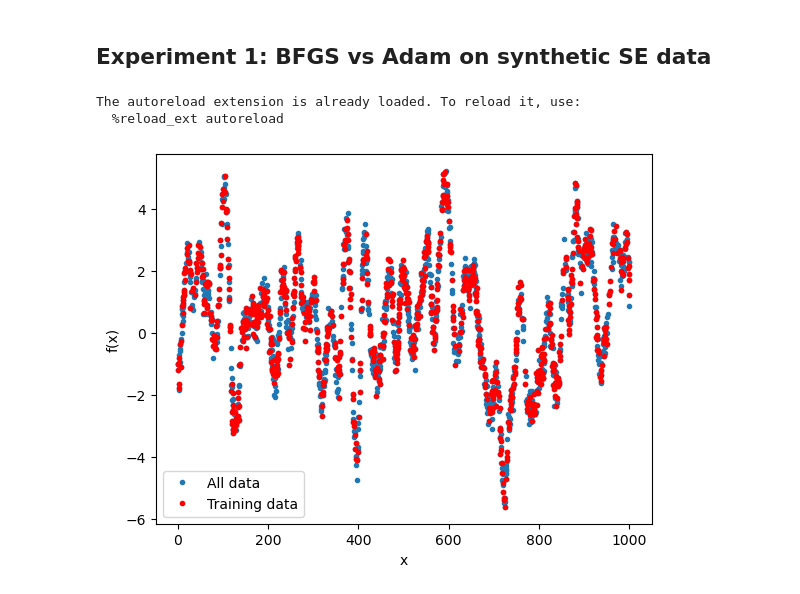
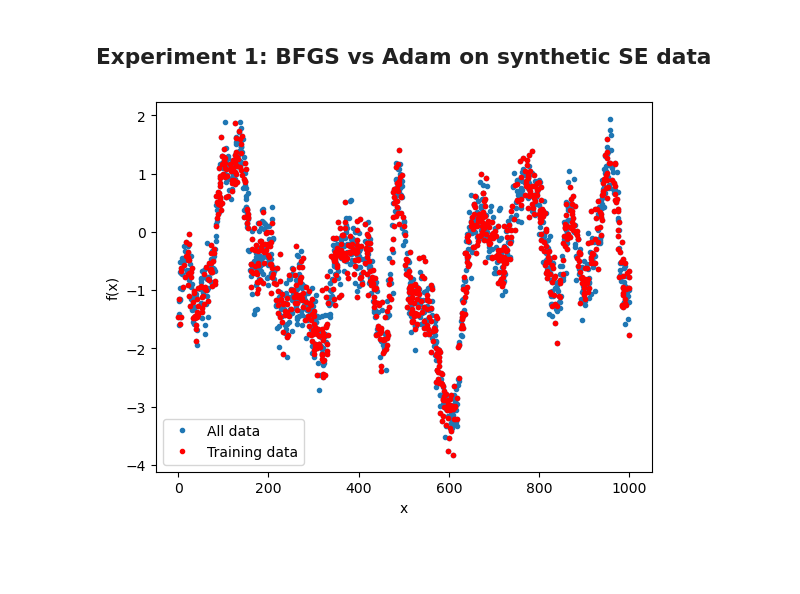
Before and after one commit to felipe-tobar/projected-likelihood, a Jupyter notebook: Experiment 1.ipynb, the cells around one changed output. Saved outputs shown, nothing was run; the diff lists cells and outputs as text; code cells hidden in the pictures; blank space fills up the shorter version.

```diff
--- a/Experiment 1.ipynb
+++ b/Experiment 1.ipynb
@@ -9,37 +9,35 @@ import matplotlib.pyplot as plt
 import torch
 import torch.nn as nn
 from torch.optim import SGD
-from tqdm.auto import tqdm
 from gp import *
+device = torch.device("cuda" if torch.cuda.is_available() else "cpu")
-# %% [output]
-The autoreload extension is already loaded. To reload it, use:
-  %reload_ext autoreload
 # %%
 n_data = 2000
 n_train = 1000
 X = 1000*torch.rand(n_data,1)
-hypers = [5, 10, 0.1]
+X = X.to(device)
+hypers = [1, 20, 0.1]
 gp_true = GP(hypers = hypers)
-y = gp_true.sample_form_prior(X)
+y = gp_true.sample_from_prior(X)
 #y = y.squeeze()    # make sure it’s 1D
 
-X_data = X.detach().cpu()
-y_data = y.detach().cpu()
+X_data = X.detach()
+y_data = y.detach()
 
 idx = torch.randperm(n_data)[:n_train]
 # subset of the data
 
 X_train = X_data[idx]
 y_train = y_data[idx]
 
-plt.plot(X_data, y_data, '.', label="All data")
-plt.plot(X_train, y_train, 'r.', label="Training data")
+plt.plot(X_data.cpu(), y_data.cpu(), '.', label="All data")
+plt.plot(X_train.cpu(), y_train.cpu(), 'r.', label="Training data")
 plt.legend()
 
 plt.xlabel("x")
 plt.ylabel("f(x)")
 plt.show()
 # %% [output]
-[figure, old version]
+[figure, new version]
 # %%
 #training setting: modify for Adam vs BFGS
```
Also changed, not shown: parts of 8 cells of this notebook, 8 other files.
